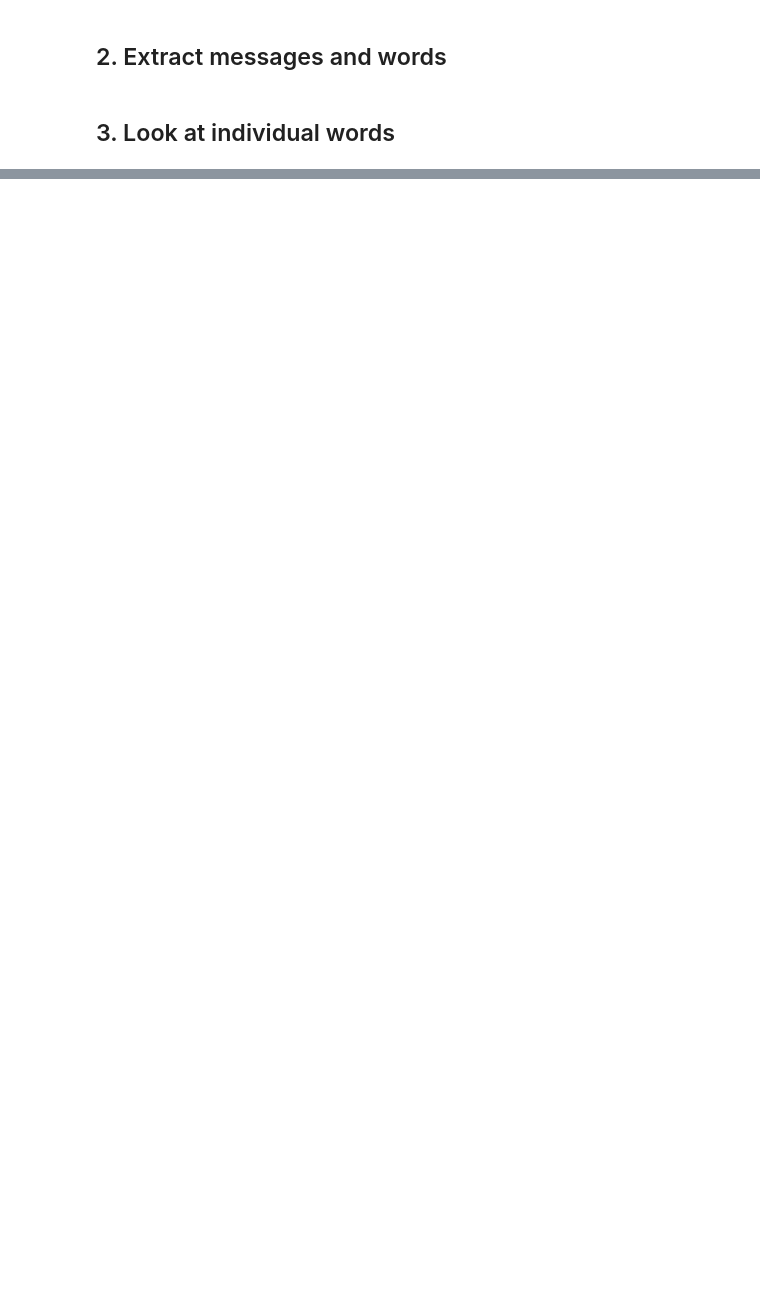
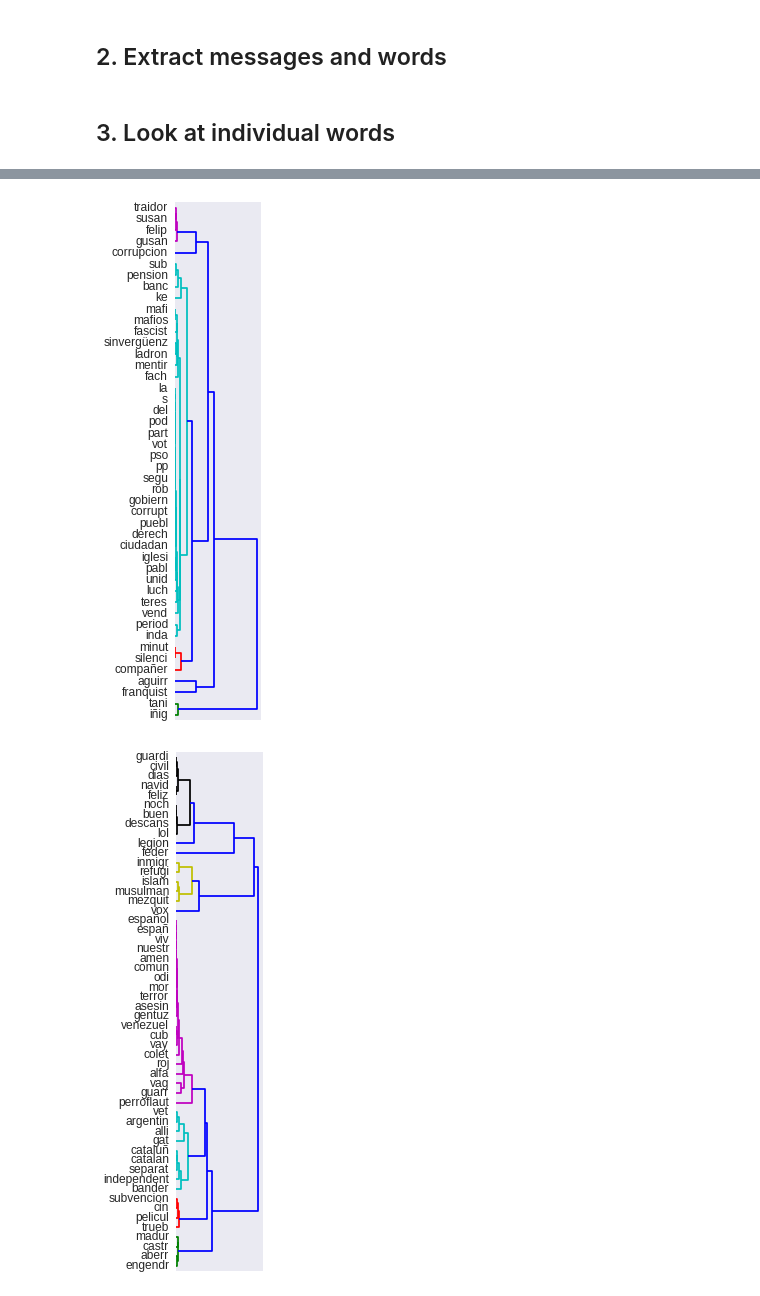
Before and after one commit to palmerabollo/facebook-group-crawler, a Jupyter notebook: analysis/Analysis_words.ipynb, the cells around one changed output, grey strips where cells are left out. Saved outputs shown, nothing was run; the diff lists cells and outputs as text; code cells hidden in the pictures; blank space fills up the shorter version.

```diff
--- a/analysis/Analysis_words.ipynb
+++ b/analysis/Analysis_words.ipynb
@@ -183,0 +274,6 @@ right_vocab_iw = sorted(list(merged_df_limit_iw.loc[merged_df_limit_iw["perc_lef
+# %%
+#make dendrograms
+all_groups = study_coocur(merged_df_limit_iw,list_tags,list_messages_by_tag,0.2)
+# %% [output]
+[figure, added]
+[figure, added]
```
Also changed, not shown: parts of 23 cells of this notebook, 1 other file.
